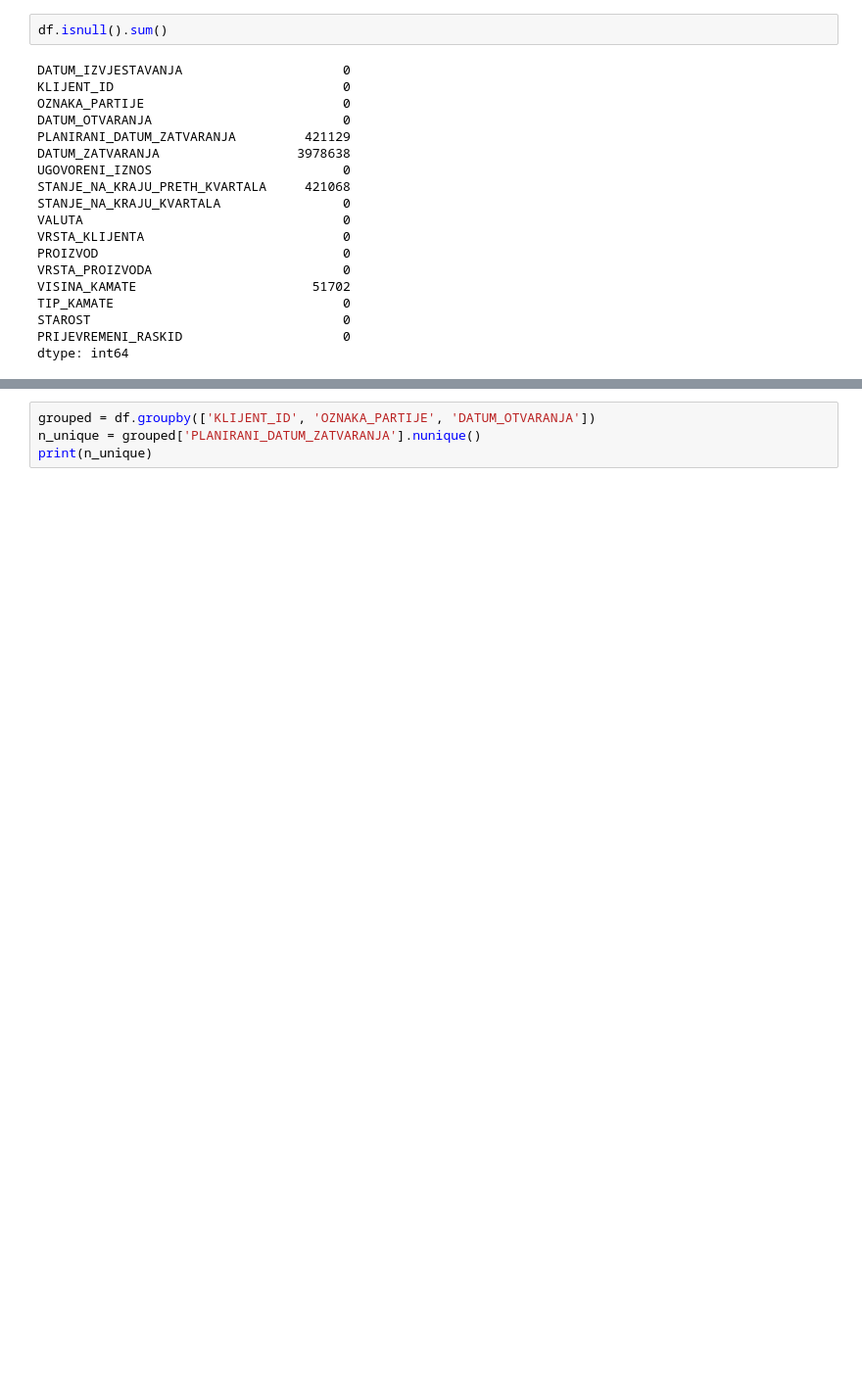
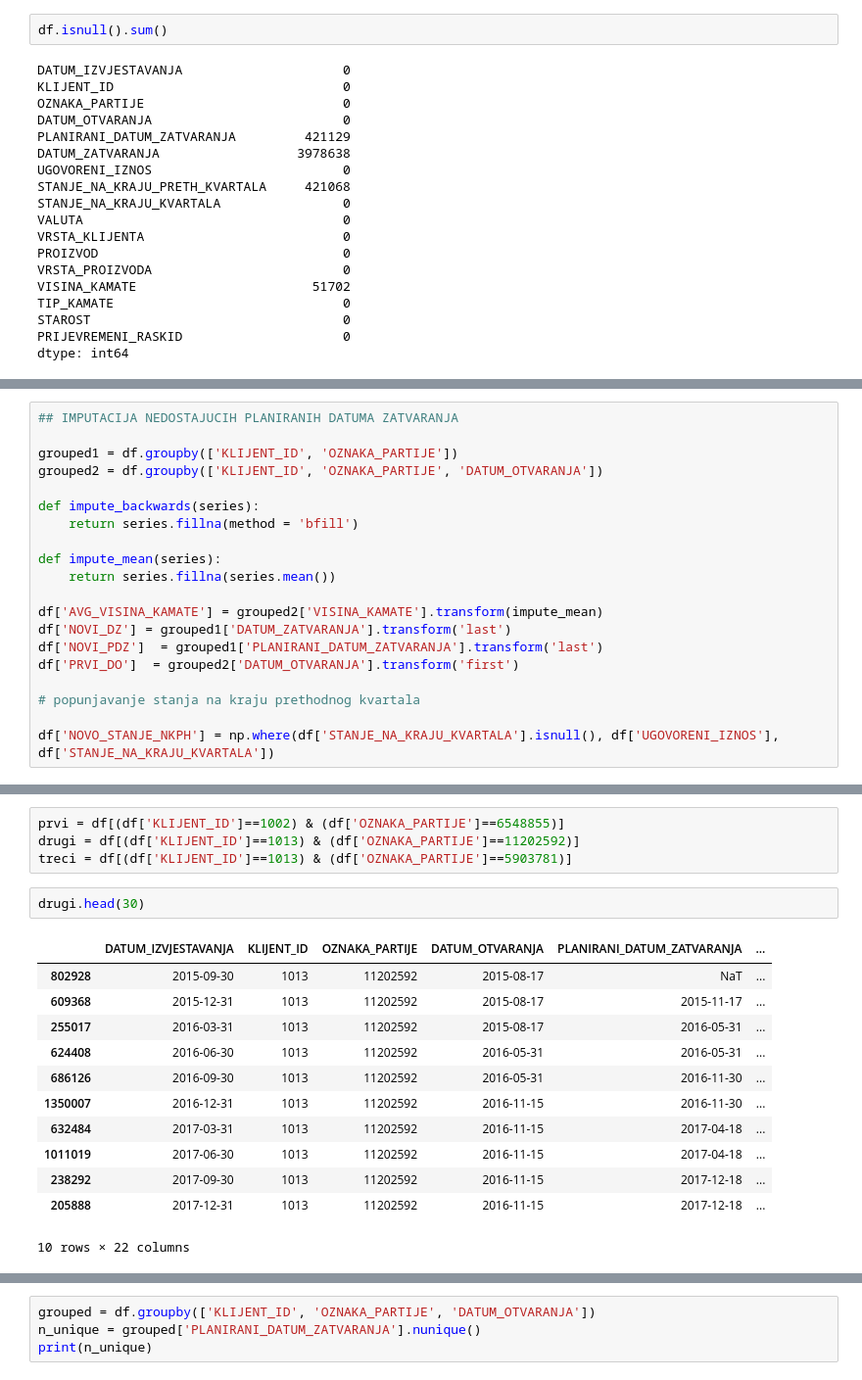
Before and after one commit to drajsel/Outliers, a Jupyter notebook: pretprocesiranje.ipynb, the cells around one changed output, grey strips where cells are left out. Shown at 98% size. Saved outputs shown, nothing was run; the diff lists cells and outputs as text; blank space fills up the shorter version.

```diff
--- a/pretprocesiranje.ipynb
+++ b/pretprocesiranje.ipynb
@@ -88,0 +104,20 @@ logicni_datumi.isnull().sum()
+# %%
+## IMPUTACIJA NEDOSTAJUCIH PLANIRANIH DATUMA ZATVARANJA
+
+grouped1 = df.groupby(['KLIJENT_ID', 'OZNAKA_PARTIJE'])
+grouped2 = df.groupby(['KLIJENT_ID', 'OZNAKA_PARTIJE', 'DATUM_OTVARANJA'])
+
+def impute_backwards(series):
+    return series.fillna(method = 'bfill')
+
+def impute_mean(series):
+    return series.fillna(series.mean())
+
+df['AVG_VISINA_KAMATE'] = grouped2['VISINA_KAMATE'].transform(impute_mean)
+df['NOVI_DZ'] = grouped1['DATUM_ZATVARANJA'].transform('last')
+df['NOVI_PDZ']  = grouped1['PLANIRANI_DATUM_ZATVARANJA'].transform('last')
+df['PRVI_DO']  = grouped2['DATUM_OTVARANJA'].transform('first')
+
+# popunjavanje stanja na kraju prethodnog kvartala
+
+df['NOVO_STANJE_NKPH'] = np.where(df['STANJE_NA_KRAJU_KVARTALA'].isnull(), df['UGOVORENI_IZNOS'], df['STANJE_NA_KRAJU_KVARTALA'])
@@ -88,0 +202,19 @@ logicni_datumi.isnull().sum()
+# %%
+prvi = df[(df['KLIJENT_ID']==1002) & (df['OZNAKA_PARTIJE']==6548855)]
+drugi = df[(df['KLIJENT_ID']==1013) & (df['OZNAKA_PARTIJE']==11202592)]
+treci = df[(df['KLIJENT_ID']==1013) & (df['OZNAKA_PARTIJE']==5903781)]
+# %%
+drugi.head(30)
+# %% [output]
+|  | DATUM_IZVJESTAVANJA | KLIJENT_ID | OZNAKA_PARTIJE | DATUM_OTVARANJA | PLANIRANI_DATUM_ZATVARANJA | ... |
+| 802928 | 2015-09-30 | 1013 | 11202592 | 2015-08-17 | NaT | ... |
+| 609368 | 2015-12-31 | 1013 | 11202592 | 2015-08-17 | 2015-11-17 | ... |
+| 255017 | 2016-03-31 | 1013 | 11202592 | 2015-08-17 | 2016-05-31 | ... |
+| 624408 | 2016-06-30 | 1013 | 11202592 | 2016-05-31 | 2016-05-31 | ... |
+| 686126 | 2016-09-30 | 1013 | 11202592 | 2016-05-31 | 2016-11-30 | ... |
+| 1350007 | 2016-12-31 | 1013 | 11202592 | 2016-11-15 | 2016-11-30 | ... |
+| 632484 | 2017-03-31 | 1013 | 11202592 | 2016-11-15 | 2017-04-18 | ... |
+| 1011019 | 2017-06-30 | 1013 | 11202592 | 2016-11-15 | 2017-04-18 | ... |
+| 238292 | 2017-09-30 | 1013 | 11202592 | 2016-11-15 | 2017-12-18 | ... |
+| 205888 | 2017-12-31 | 1013 | 11202592 | 2016-11-15 | 2017-12-18 | ... |
+10 rows × 22 columns
```
Also changed, not shown: parts of 21 cells of this notebook.
